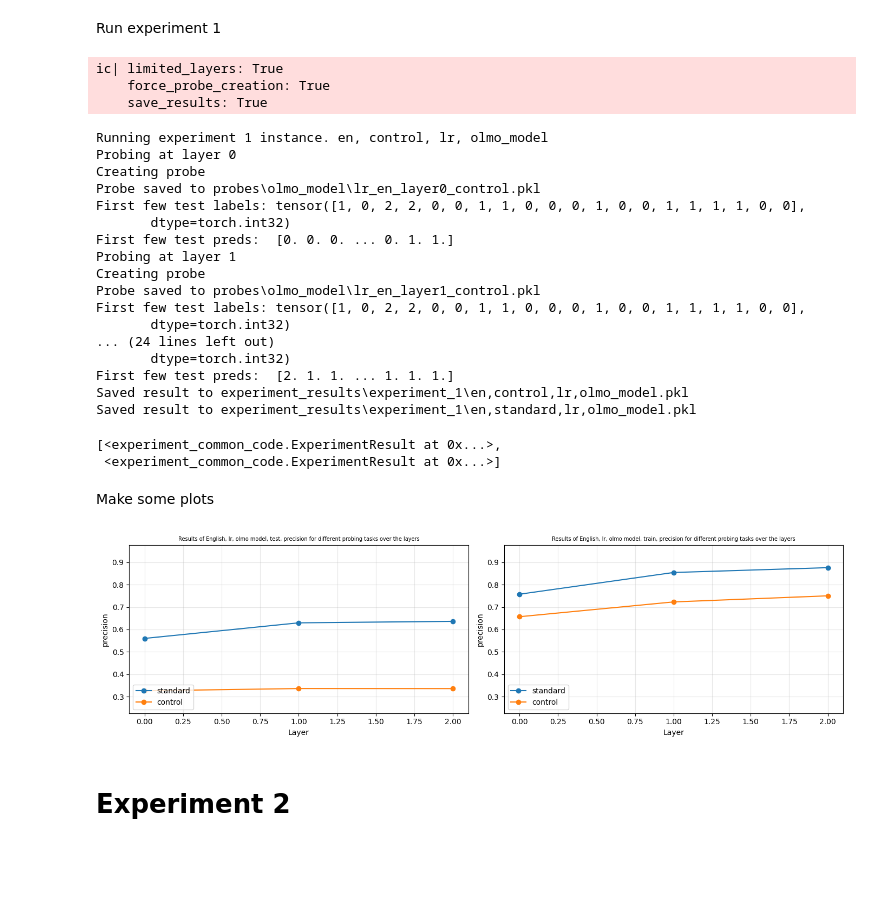
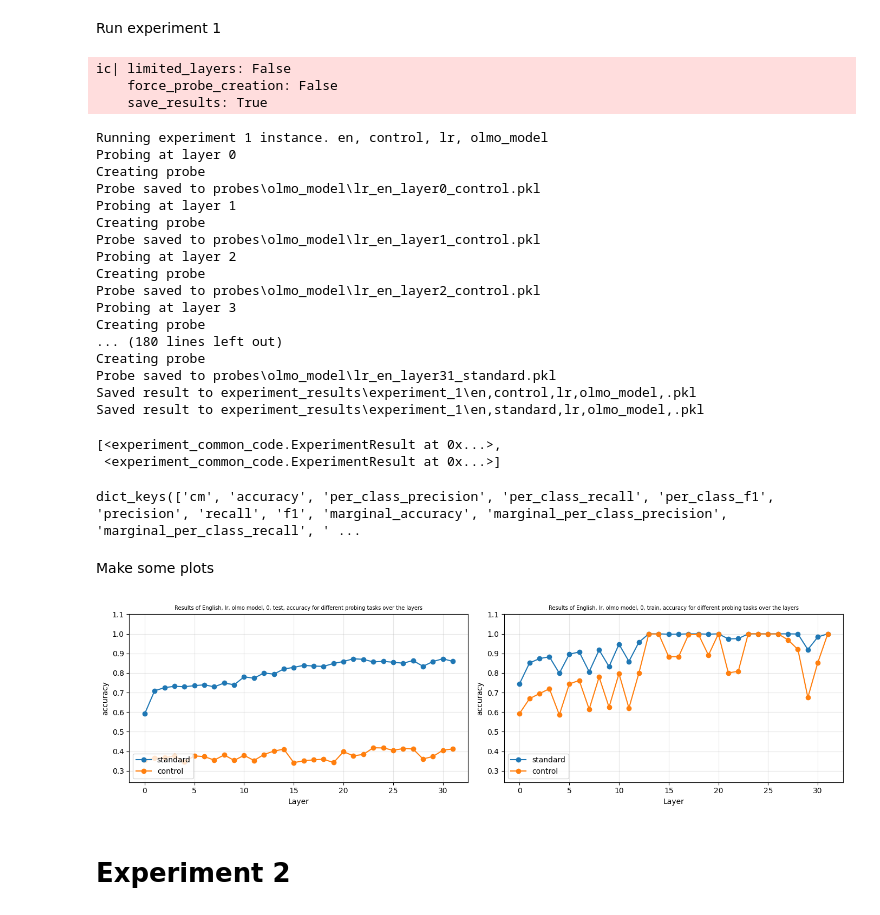
Before and after one commit to Zawezu/probing_nli, a Jupyter notebook: experiments_manager.ipynb, the cells around one changed output. Cells and saved outputs as stored; diff of their text form; code cells hidden in the pictures; blank space fills up the shorter version.

```diff
--- a/experiments_manager.ipynb
+++ b/experiments_manager.ipynb
@@ -38,11 +38,11 @@ Using custom configuration
 # %% [markdown]
 Run experiment 1
 # %%
-limited_layers = True
+limited_layers = False
 if limited_layers:
-    num_layers = 3
+    num_layers = 1
 
-force_probe_creation: bool = True
+force_probe_creation: bool = False
 
 save_results: bool = True
 
@@ -50,26 +50,26 @@ ic(limited_layers, force_probe_creation, save_results)
 
 run_experiment_1(languages, "standard", "control", probe_type, model_names, force_probe_creation, num_layers=num_layers, save_results=save_results)
 # %% [output]
-ic| limited_layers: True
-    force_probe_creation: True
+ic| limited_layers: False
+    force_probe_creation: False
     save_results: True
 Running experiment 1 instance. en, control, lr, olmo_model
 Probing at layer 0
 Creating probe
 Probe saved to probes\olmo_model\lr_en_layer0_control.pkl
-First few test labels: tensor([1, 0, 2, 2, 0, 0, 1, 1, 0, 0, 0, 1, 0, 0, 1, 1, 1, 1, 0, 0],
-       dtype=torch.int32)
-First few test preds:  [0. 0. 0. ... 0. 1. 1.]
 Probing at layer 1
 Creating probe
 Probe saved to probes\olmo_model\lr_en_layer1_control.pkl
-First few test labels: tensor([1, 0, 2, 2, 0, 0, 1, 1, 0, 0, 0, 1, 0, 0, 1, 1, 1, 1, 0, 0],
-       dtype=torch.int32)
-... (24 lines left out)
-       dtype=torch.int32)
-First few test preds:  [2. 1. 1. ... 1. 1. 1.]
-Saved result to experiment_results\experiment_1\en,control,lr,olmo_model.pkl
-Saved result to experiment_results\experiment_1\en,standard,lr,olmo_model.pkl
+Probing at layer 2
+Creating probe
+Probe saved to probes\olmo_model\lr_en_layer2_control.pkl
+Probing at layer 3
+Creating probe
+... (180 lines left out)
+Creating probe
+Probe saved to probes\olmo_model\lr_en_layer31_standard.pkl
+Saved result to experiment_results\experiment_1\en,control,lr,olmo_model,.pkl
+Saved result to experiment_results\experiment_1\en,standard,lr,olmo_model,.pkl
 [<experiment_common_code.ExperimentResult at 0x...>,
  <experiment_common_code.ExperimentResult at 0x...>]
 # %%
@@ -77,6 +77,8 @@ example_exp_result: ExperimentResult = ExperimentResult.get_from_file(
                         1, "en", "standard", probe_type, "olmo_model"
                     )
 print(example_exp_result.metrics["test"].keys())
+# %% [output]
+dict_keys(['cm', 'accuracy', 'per_class_precision', 'per_class_recall', 'per_class_f1', 'precision', 'recall', 'f1', 'marginal_accuracy', 'marginal_per_class_precision', 'marginal_per_class_recall', ' ...
 # %% [markdown]
 Make some plots
 # %%
@@ -115,9 +117,14 @@ for metric in all_different_metrics:
                filename=f"experiment1_{metric}" if save else "")
 # %%
 # Get list of plots showing some arbitrary metric
-metric = "precision"
-show_plots(model_names, ["test", "train"], languages, ["standard", "control"], probe_type, 1, metric)
+metric = "accuracy"
+show_plots(1,
+           model_names,
+           ["test", "train"],
+           languages,
+           ["standard", "control"],
+           metric=metric)
 # %% [output]
-[figure, old version]
+[figure, new version]
 # %%
 # Get list of plots showing per class precision
```
Also changed, not shown: parts of 9 cells of this notebook, 5 other files.
